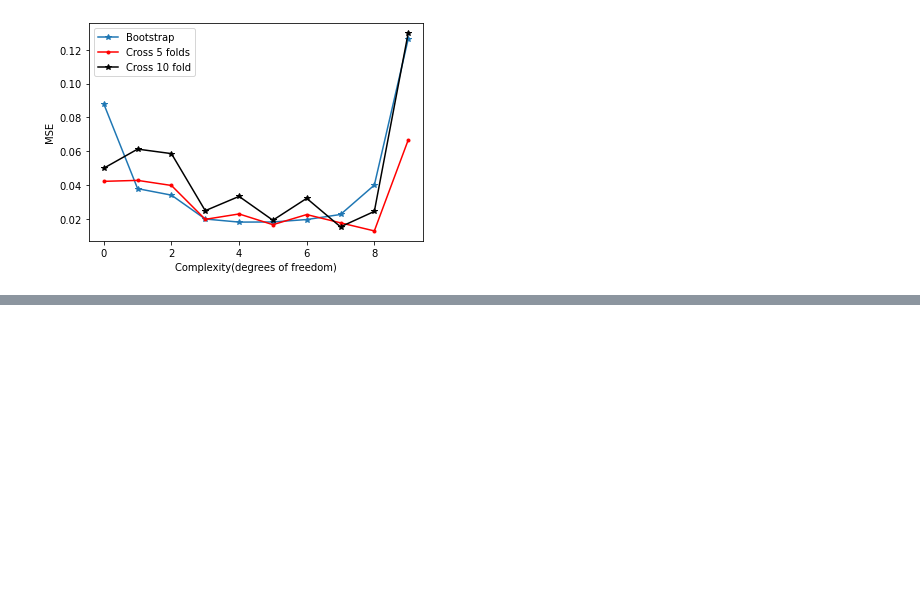
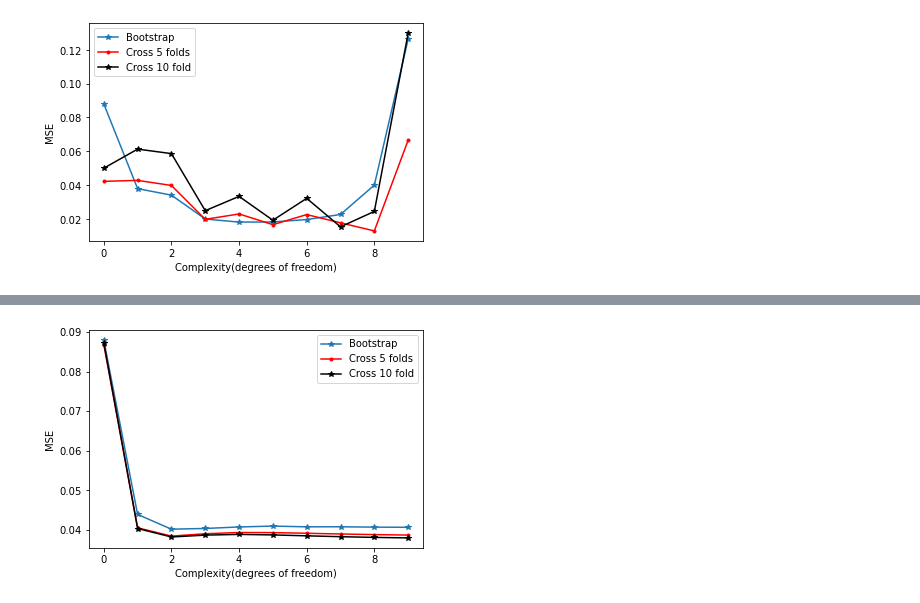
Before and after one commit to engyssimo/MLProjectNucphys, a Jupyter notebook: Project1/Hoa.ipynb, the cells around one changed output, grey strips where cells are left out. Cells and saved outputs as stored; diff of their text form; code cells hidden in the pictures; blank space fills up the shorter version.

```diff
--- a/Project1/Hoa.ipynb
+++ b/Project1/Hoa.ipynb
@@ -330,0 +433,40 @@ plt.show()
+# %%
+maxdegree = 10
+n_samples = 20
+lambd = 10
+np.random.seed(1)
+x0 = np.random.rand(n_samples)
+np.random.seed(2)
+y0 = np.random.rand(n_samples)
+
+x,y = np.meshgrid(x0,y0)
+X_ = create_X(x,y,maxdegree)
+noise = 0.1*np.random.randn(X_.shape[0])
+
+z = FrankeFunction(X_[:,1],X_[:,2]) + noise
+MSE_test_boot = np.zeros(maxdegree)
+k_folds = [5,10]
+MSE_cross = np.zeros((maxdegree,2))
+for degree in range(maxdegree):
+    X = create_X(x,y,degree)
+    # Why needed random_state
+    # The random_seed makes sure we take the same indices for spliting every time, but it is necessary to test the same
+    X_train, X_test, z_train, z_test = train_test_split(X, z, test_size=0.3, random_state = 2)
+    mse,_ = bootstrap_Ridge(X_train, z_train,300, lambd)
+    z_t = z_test.reshape(len(z_test),1)
+    MSE_test_boot[degree] = np.mean(mse[:,1])
+    for i  in range(len(k_folds)):
+        k = k_folds[i]
+        kfold = KFold(n_splits = k)
+        MSE_cross[degree,i] = cross_validation_Ridge(k,X,z,lambd)
+# %%
+plt.figure()
+plt.plot(range(maxdegree),MSE_test_boot,"*-",label = 'Bootstrap')
+plt.plot(range(maxdegree),MSE_cross[:,0],"r.-", label ='Cross 5 folds' )
+plt.plot(range(maxdegree),MSE_cross[:,1],"k*-", label = 'Cross 10 fold' )
+plt.xlabel('Complexity(degrees of freedom)')
+plt.ylabel('MSE')
+plt.legend()
+plt.show()
+# %% [output]
+[figure, added]
```
Also changed, not shown: parts of 17 cells of this notebook.
